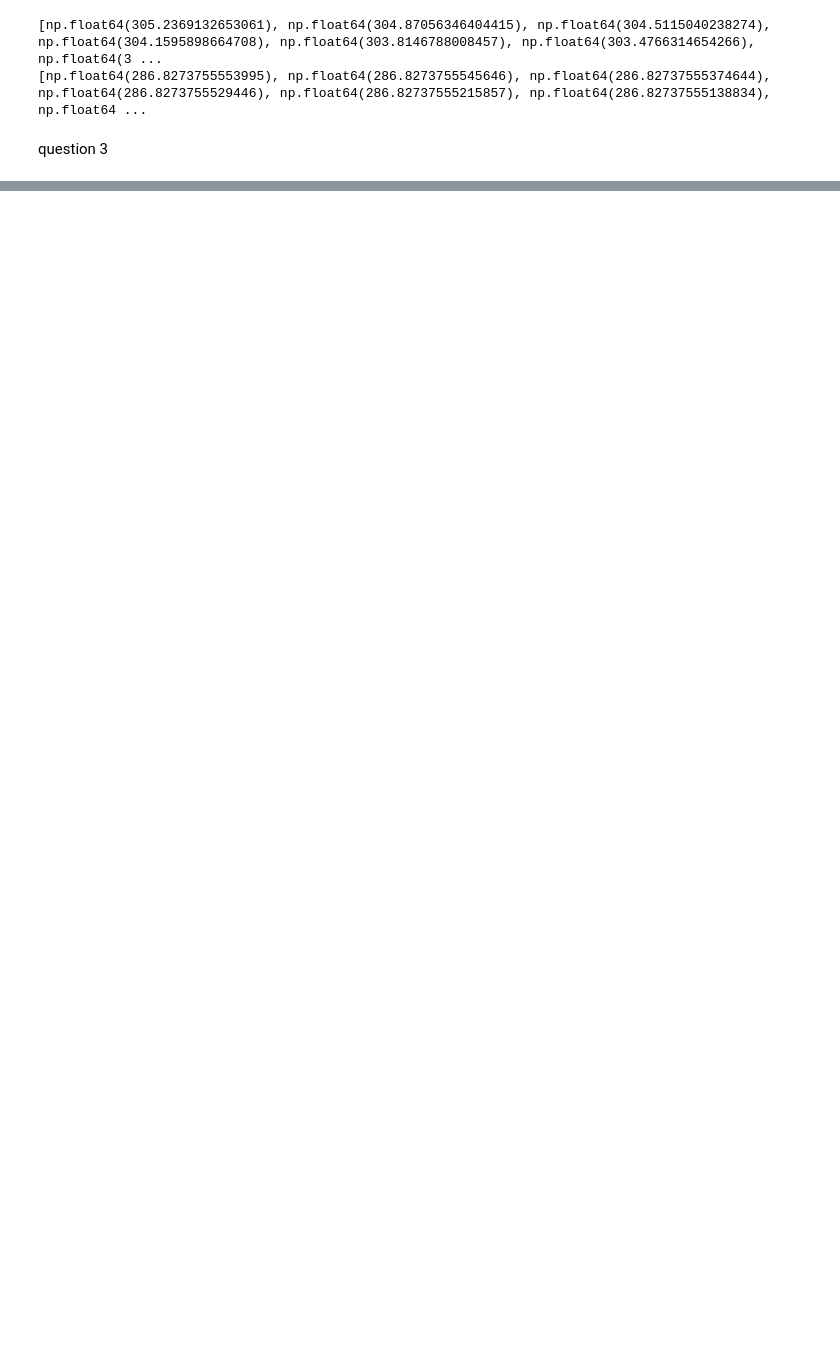
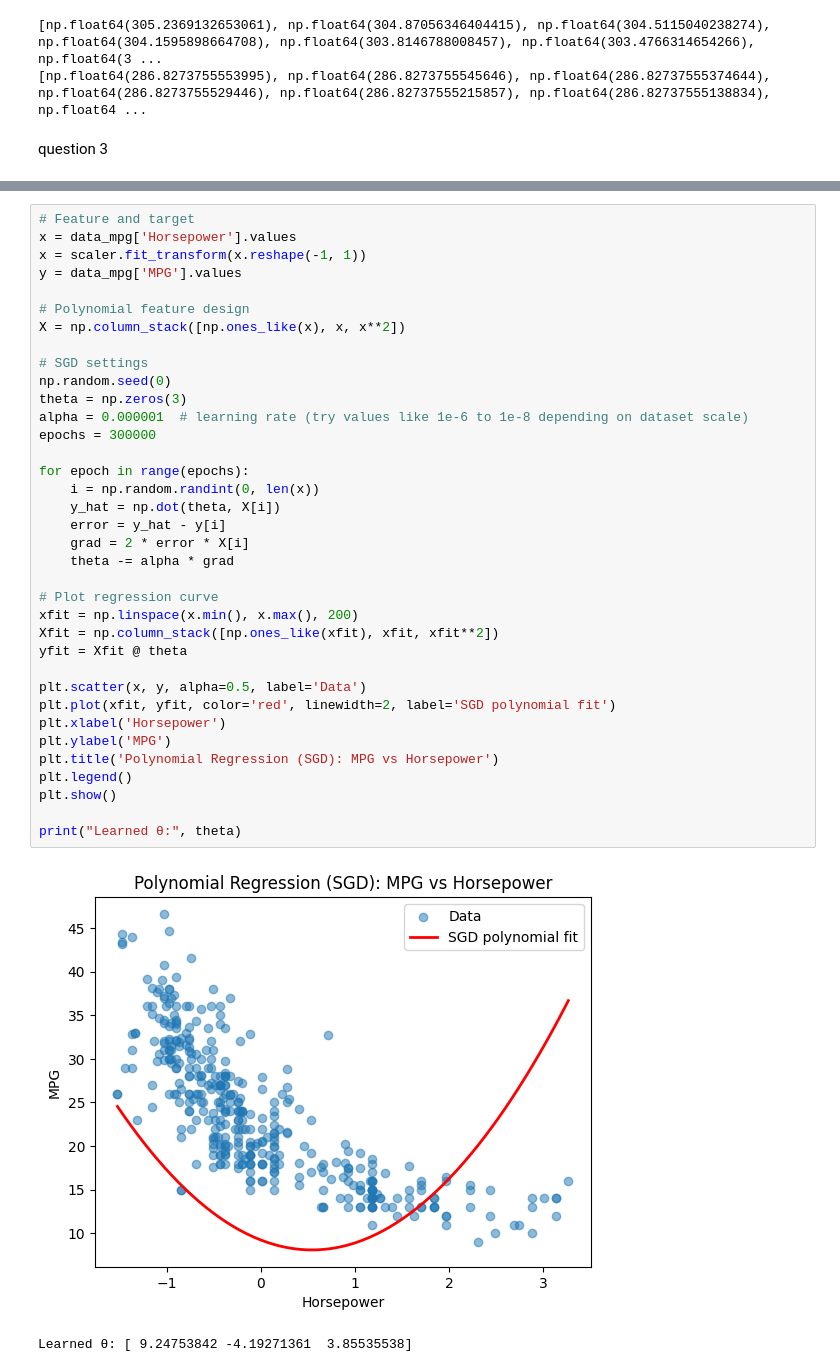
Before and after one commit to h-a-bhsht/data_mining, a Jupyter notebook: hw3.ipynb, the cells around one changed output, grey strips where cells are left out. Cells and saved outputs as stored; diff of their text form; blank space fills up the shorter version.

```diff
--- a/hw3.ipynb
+++ b/hw3.ipynb
@@ -171,0 +198,39 @@ TypeError: hstack() takes 1 positional argument but 2 were given
+# %%
+# Feature and target
+x = data_mpg['Horsepower'].values
+x = scaler.fit_transform(x.reshape(-1, 1))
+y = data_mpg['MPG'].values
+
+# Polynomial feature design
+X = np.column_stack([np.ones_like(x), x, x**2])
+
+# SGD settings
+np.random.seed(0)
+theta = np.zeros(3)
+alpha = 0.000001  # learning rate (try values like 1e-6 to 1e-8 depending on dataset scale)
+epochs = 300000
+
+for epoch in range(epochs):
+    i = np.random.randint(0, len(x))
+    y_hat = np.dot(theta, X[i])
+    error = y_hat - y[i]
+    grad = 2 * error * X[i]
+    theta -= alpha * grad
+
+# Plot regression curve
+xfit = np.linspace(x.min(), x.max(), 200)
+Xfit = np.column_stack([np.ones_like(xfit), xfit, xfit**2])
+yfit = Xfit @ theta
+
+plt.scatter(x, y, alpha=0.5, label='Data')
+plt.plot(xfit, yfit, color='red', linewidth=2, label='SGD polynomial fit')
+plt.xlabel('Horsepower')
+plt.ylabel('MPG')
+plt.title('Polynomial Regression (SGD): MPG vs Horsepower')
+plt.legend()
+plt.show()
+
+print("Learned θ:", theta)
+# %% [output]
+[figure, added]
+Learned θ: [ 9.24753842 -4.19271361  3.85535538]
```
Also changed, not shown: parts of 5 cells of this notebook.
